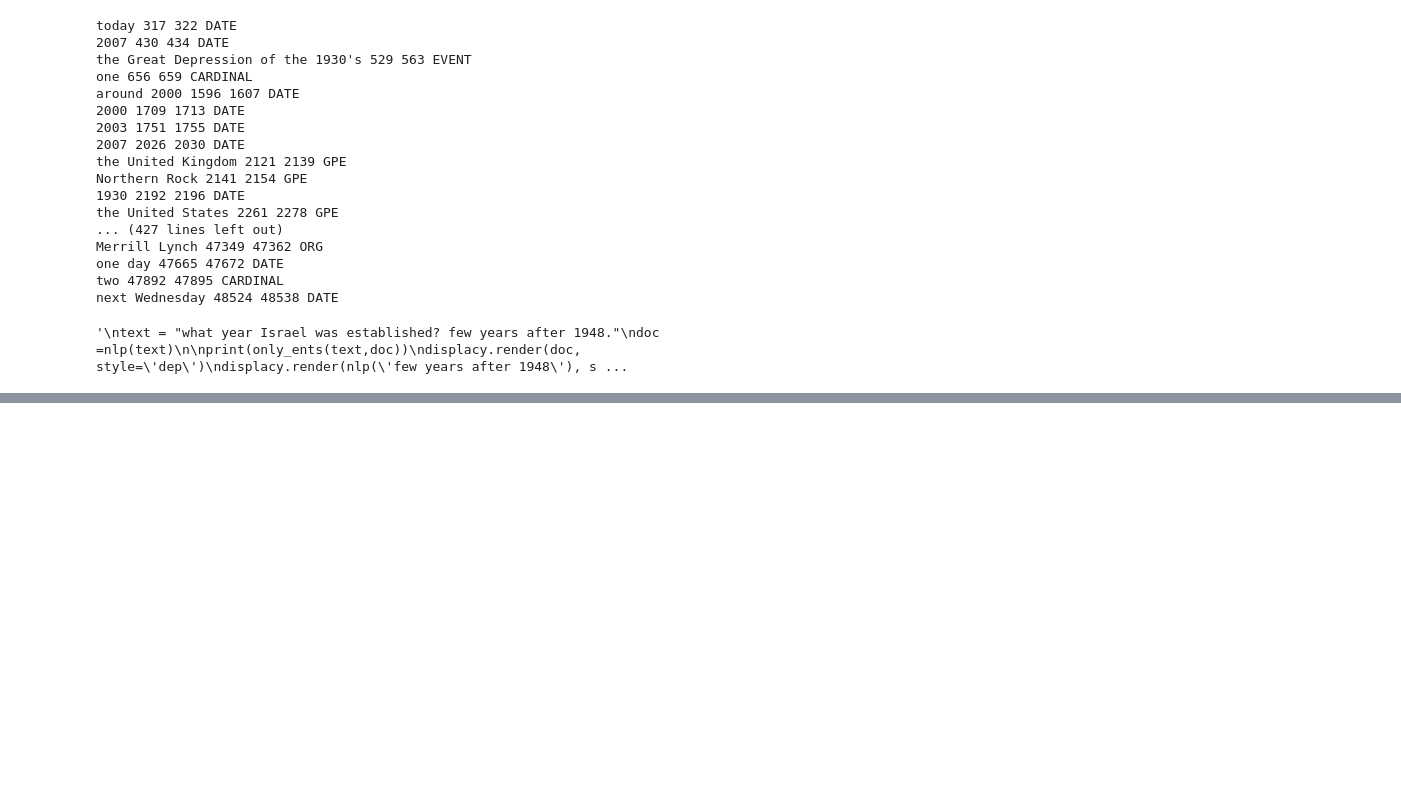
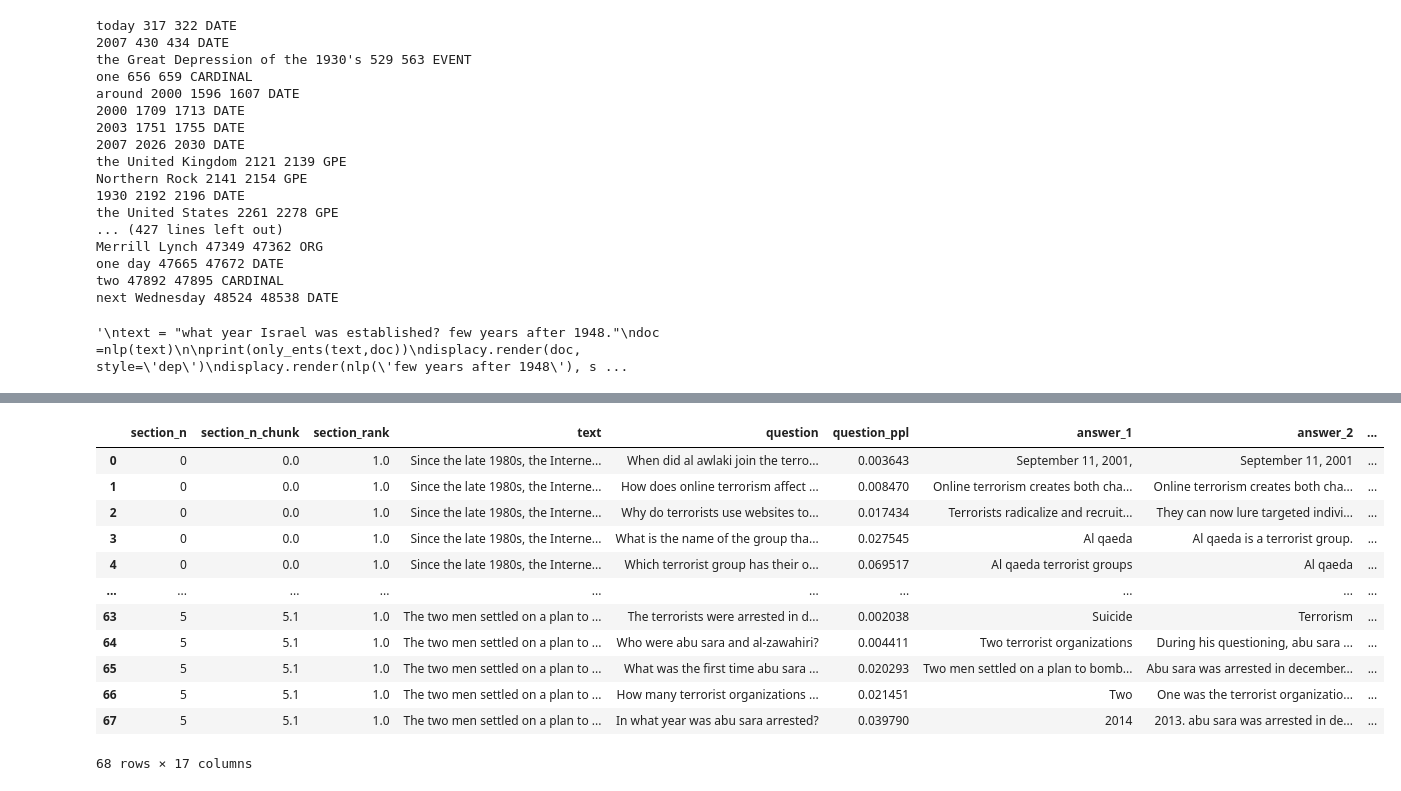
Before and after one commit to noamKayzer/Questions_generation, a Jupyter notebook: scripts/generate_distractors.ipynb, the cells around one changed output, grey strips where cells are left out. Cells and saved outputs as stored; diff of their text form; code cells hidden in the pictures; blank space fills up the shorter version.

```diff
--- a/scripts/generate_distractors.ipynb
+++ b/scripts/generate_distractors.ipynb
@@ -71,0 +180,16 @@ next Wednesday 48524 48538 DATE
+# %%
+dir = '/home/ubuntu/Questions_generation/outputs/03_01_23_terror_cyber/'
+output = []
+import pandas as pd
+import numpy as np
+questions_df = pd.read_pickle(dir+'GQ+QA+GQ.pickle')
+for i in range(max(questions_df.section_n)):
+    section_output = {'question':[],'answer':[],'score':[]}
+    for chunk in np.unique(questions_df.loc[questions_df.section_n==i,'section_n_chunk']):
+        chunk_questions = questions_df.query(f'section_n_chunk=={chunk}')
+        for _,q in chunk_questions.iterrows():
+
+                section_output['question'].append(q.new_question)
+                section_output['answer'].append(q['selected_ans'])
+
+    output.append(section_output)
@@ -71,0 +216,24 @@ next Wednesday 48524 48538 DATE
+# %%
+questions_df['RQUGE'] = questions_df.apply(lambda x: mcq.rquge.scorer(x.text, x[questions_used], x.selected_ans)[0]['pred_score'] ,axis='columns')
+questions_df = questions_df.sort_values('RQUGE',ascending=False).reset_index()
+q_sim_mat,q_ans_sim_mat = mcq.find_similarity(questions_df[questions_used].to_list(),
+                                            answers = (questions_df[questions_used]+' '+questions_df['selected_ans']).to_list())
+filter_idx = mcq.filter_questions(questions_df[questions_used].to_list(),
+                                q_sim_mat = q_sim_mat, ans_sim_mat = q_ans_sim_mat,
+                                return_index=True)
+questions_df['use_question']=False
+questions_df.loc[filter_idx,'use_question']=True
+# %% [output]
+|  | section_n | section_n_chunk | section_rank | text | question | question_ppl | answer_1 | answer_2 | ... |
+| 0 | 0 | 0.0 | 1.0 | Since the late 1980s, the Interne... | When did al awlaki join the terro... | 0.003643 | September 11, 2001, | September 11, 2001 | ... |
+| 1 | 0 | 0.0 | 1.0 | Since the late 1980s, the Interne... | How does online terrorism affect ... | 0.008470 | Online terrorism creates both cha... | Online terrorism creates both cha... | ... |
+| 2 | 0 | 0.0 | 1.0 | Since the late 1980s, the Interne... | Why do terrorists use websites to... | 0.017434 | Terrorists radicalize and recruit... | They can now lure targeted indivi... | ... |
+| 3 | 0 | 0.0 | 1.0 | Since the late 1980s, the Interne... | What is the name of the group tha... | 0.027545 | Al qaeda | Al qaeda is a terrorist group. | ... |
+| 4 | 0 | 0.0 | 1.0 | Since the late 1980s, the Interne... | Which terrorist group has their o... | 0.069517 | Al qaeda terrorist groups | Al qaeda | ... |
+| ... | ... | ... | ... | ... | ... | ... | ... | ... | ... |
+| 63 | 5 | 5.1 | 1.0 | The two men settled on a plan to ... | The terrorists were arrested in d... | 0.002038 | Suicide | Terrorism | ... |
+| 64 | 5 | 5.1 | 1.0 | The two men settled on a plan to ... | Who were abu sara and al-zawahiri? | 0.004411 | Two terrorist organizations | During his questioning, abu sara ... | ... |
+| 65 | 5 | 5.1 | 1.0 | The two men settled on a plan to ... | What was the first time abu sara ... | 0.020293 | Two men settled on a plan to bomb... | Abu sara was arrested in december... | ... |
+| 66 | 5 | 5.1 | 1.0 | The two men settled on a plan to ... | How many terrorist organizations ... | 0.021451 | Two | One was the terrorist organizatio... | ... |
+| 67 | 5 | 5.1 | 1.0 | The two men settled on a plan to ... | In what year was abu sara arrested? | 0.039790 | 2014 | 2013. abu sara was arrested in de... | ... |
+68 rows × 17 columns
```
Also changed, not shown: parts of 7 cells of this notebook, 13 other files.
